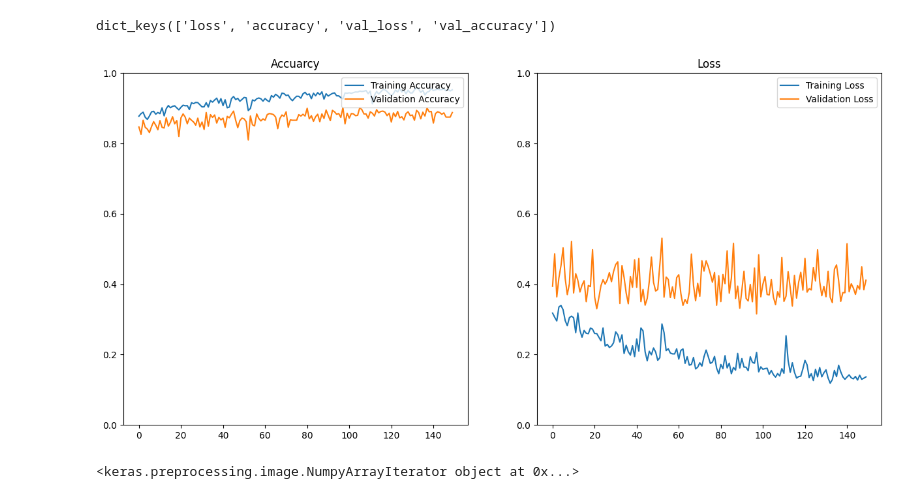
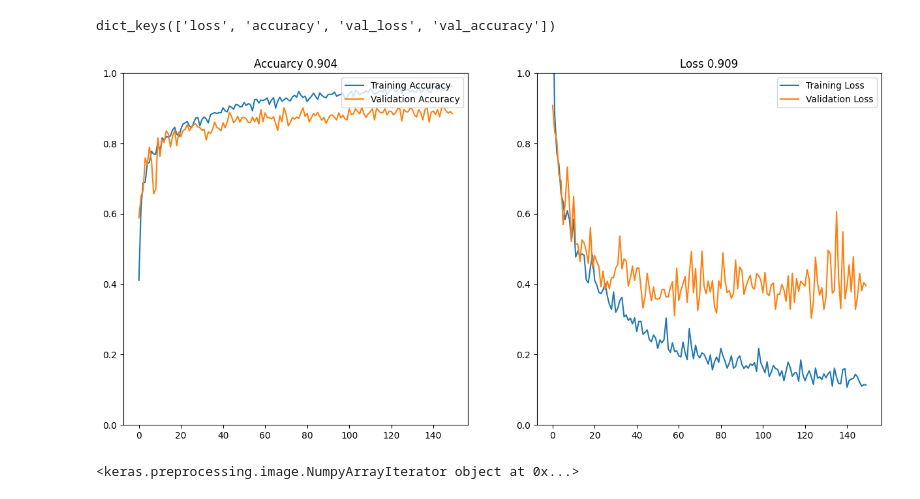
Before and after one commit to elvinelk/HSLU-Computer-Vision-Lab-Student-Version, a Jupyter notebook: 1_gcm.ipynb, the cells around one changed output. Saved outputs shown, nothing was run; the diff lists cells and outputs as text; code cells hidden in the pictures.

```diff
--- a/1_gcm.ipynb
+++ b/1_gcm.ipynb
@@ -246,7 +229,7 @@ model.add(MaxPooling2D(pool_size=(2, 2)))
 
 model.add(Dropout(0.2))
 model.add(Flatten())
-model.add(Dense(128, activation='relu'))
+model.add(Dense(256, activation='relu'))
 
 model.add(Dense(8, activation='softmax'))
 # %%
@@ -334,27 +318,27 @@ dict_keys(['loss', 'accuracy', 'val_loss', 'val_accuracy'])
 # %%
 acc = history.history['accuracy']
 val_acc = history.history['val_accuracy']
 
 loss = history.history['loss']
 val_loss = history.history['val_loss']
 
 epochs_range = range(EPOCHS)
 
 fig, (ax1, ax2) = plt.subplots(1,2, figsize=(15,7))
 ax1.plot(epochs_range, acc, label='Training Accuracy')
 ax1.plot(epochs_range, val_acc, label='Validation Accuracy')
-ax1.set_title('Accuarcy')
+ax1.set_title(f'Accuarcy {round(max(val_acc),3)}')
 ax1.legend(loc='upper right')
 ax1.set_ylim((0,1))
 
 ax2.plot(epochs_range, loss, label='Training Loss')
 ax2.plot(epochs_range, val_loss, label='Validation Loss')
-ax2.set_title('Loss')
+ax2.set_title(f'Loss {round(max(val_loss),3)}')
 ax2.legend(loc='upper right')
 ax2.set_ylim((0,1))
 plt.show()
 # %% [output]
-[figure, old version]
+[figure, new version]
 # %%
 
 print(datagen.flow(x_train))
```
Also changed, not shown: parts of 5 cells of this notebook, 2 other files.
